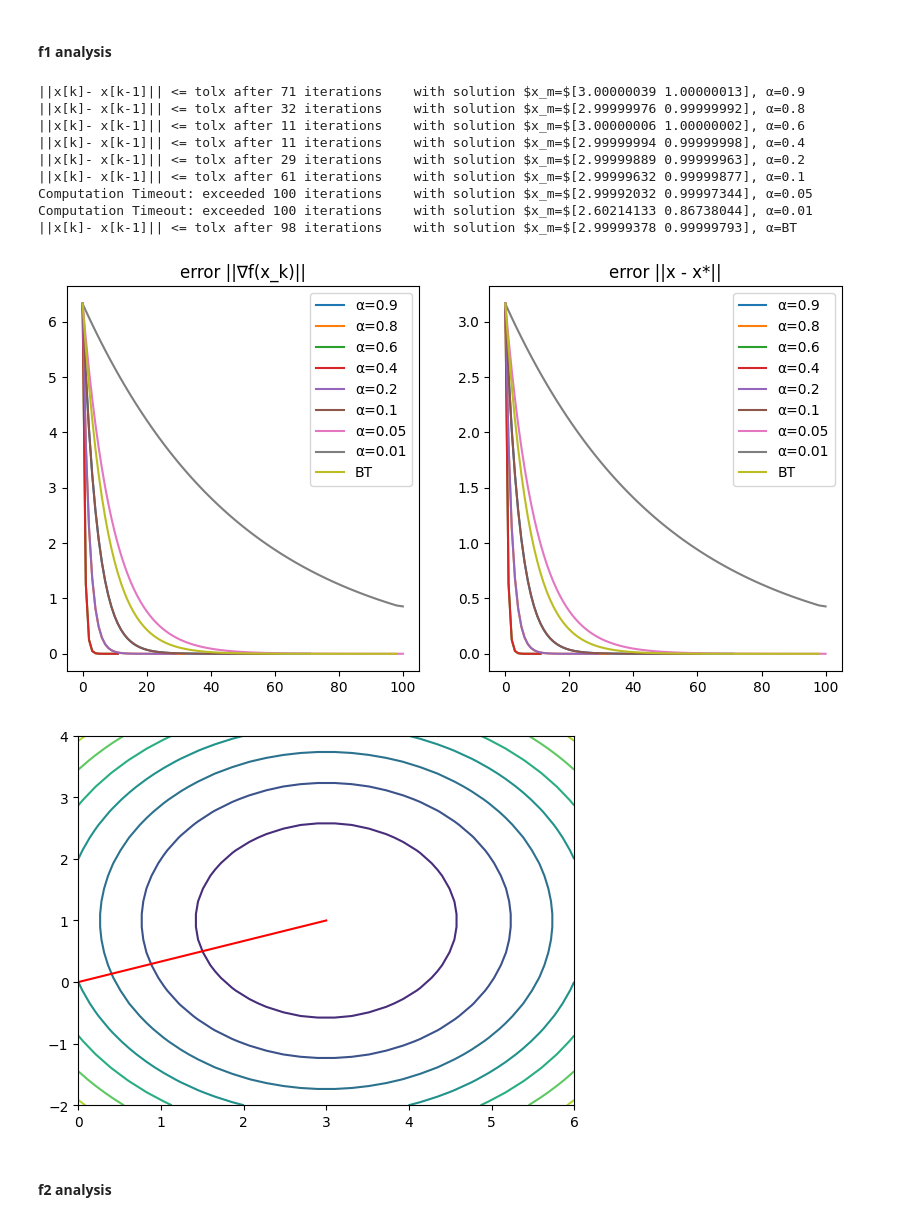
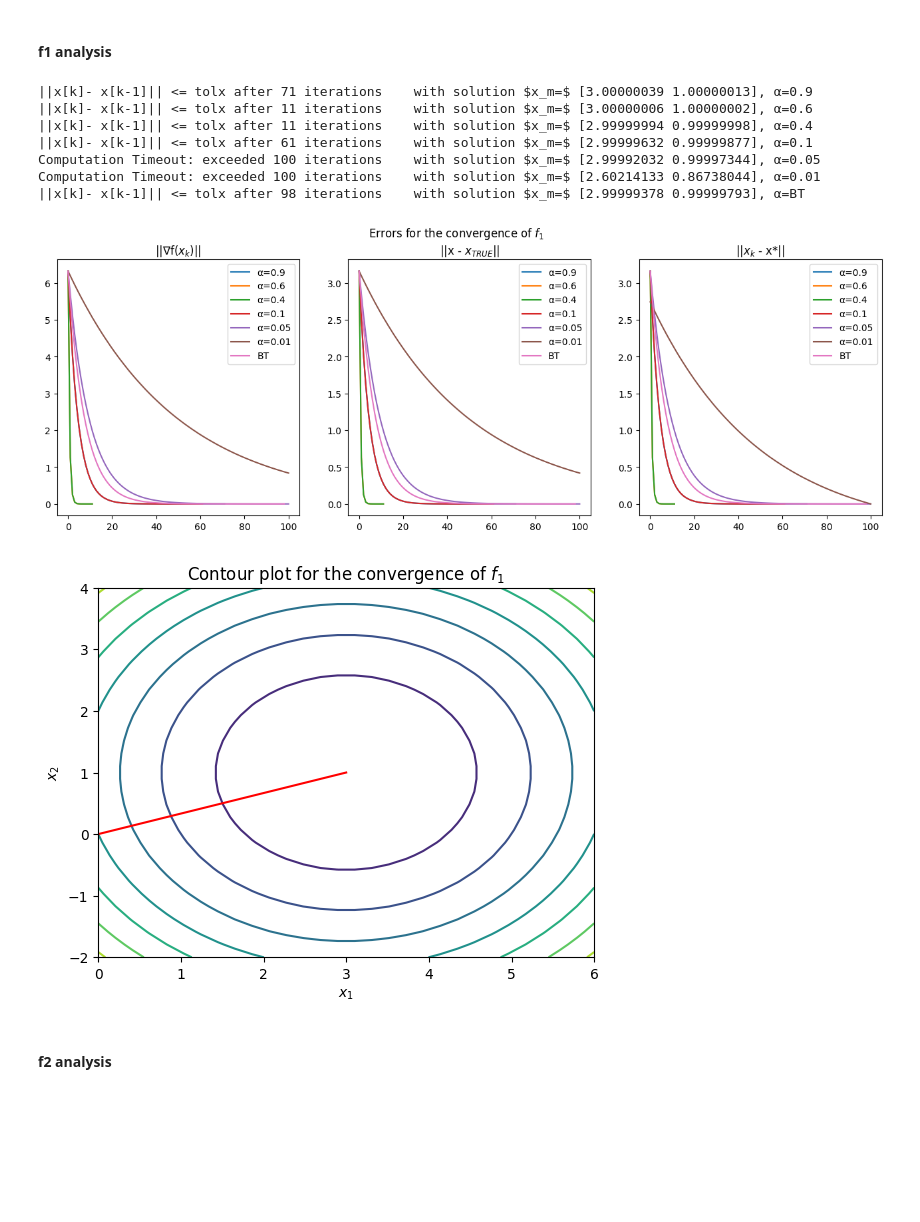
Before and after one commit to MatteoFusconi/Artificial-Intelligence-master, a Jupyter notebook: methods/homework3.ipynb, the cells around one changed output. Cells and saved outputs as stored; diff of their text form; code cells hidden in the pictures; blank space fills up the shorter version.

```diff
--- a/methods/homework3.ipynb
+++ b/methods/homework3.ipynb
@@ -135,45 +162,47 @@ def analysis(x, k, x_sol):
 # %% [markdown]
 #### f1 analysis
 # %%
-# f1 analysis
-alpha = (.9, .8, .6, .4, .2, .1, .05, .01)
+alpha = (.9, .6, .4, .1, .05, .01)
 x_sol = np.array([3,1])
-plt.figure(figsize=(10, 5))
+plt.figure(figsize=(16, 5))
+plt.suptitle("Errors for the convergence of $f_1$")
+for a in alpha:
+    x, k, f_val, grads, err, err_true, err_star = GD(f1, grad_f1, alpha= a, x0 = np.zeros((2,)), kmax = 100, tolf = 1e-6, tolx= 1e-6, x_true= x_sol)
+    plt.subplot(1,3,1)
+    plt.plot(np.linspace(0, k, k+1, dtype= int), err)
 
-for a in alpha:
-    x, k, f_val, grads, err = GD(f1, grad_f1, alpha= a, x0 = np.zeros((2,)), kmax = 100, tolf = 1e-6, tolx= 1e-6)
-    plt.subplot(1,2,1)
-    plt.title("error ||\N{NABLA}f(x_k)||")
-    plt.plot(np.linspace(0, k, k, dtype= int), err[:k])
+    plt.subplot(1,3,2)
+    plt.plot(np.linspace(0, k, k+1, dtype= int), err_true)
 
-    plt.subplot(1,2,2)
-    plt.title("error ||x - x*||")
-    err2 = np.linalg.norm(x[:k] - x_sol.reshape((1, x_sol.shape[0])), axis=1)
-    plt.plot(np.linspace(0, k, k, dtype= int), err2)
+    plt.subplot(1,3,3)
+    plt.plot(np.linspace(0, k, k+1, dtype= int), err_star)
 
-x, k, f_val, grads, err = GD_b(f1, grad_f1, x0 = np.zeros((2,)), kmax = 100, tolf = 1e-6, tolx= 1e-6)
-plt.subplot(1,2,1)
-plt.title("error ||\N{NABLA}f(x_k)||")
-plt.plot(np.linspace(0, k, k, dtype= int), err[:k])
+x, k, f_val, grads, err, err_true, err_star = GD_b(f1, grad_f1, x0 = np.zeros((2,)), kmax = 100, tolf = 1e-6, tolx= 1e-6, x_true= x_sol)
+plt.subplot(1,3,1)
+plt.title("||\N{NABLA}f($x_k$)||")
+plt.plot(np.linspace(0, k, k+1, dtype= int), err)
 plt.legend([f"\u03B1={a}" for a in alpha] + ["BT"])
 
-plt.subplot(1,2,2)
-plt.title("error ||x - x*||")
-err2 = np.linalg.norm(x[:k] - x_sol.reshape((1, x_sol.shape[0])), axis=1)
-plt.plot(np.linspace(0, k, k, dtype= int), err2)
+plt.subplot(1,3,2)
+plt.title("||x - $x_{TRUE}$||")
+plt.plot(np.linspace(0, k, k+1, dtype= int), err_true)
 plt.legend([f"\u03B1={a}" for a in alpha] + ["BT"])
+
+plt.subplot(1,3,3)
+plt.title("||$x_k$ - x*||")
+plt.plot(np.linspace(0, k, k+1, dtype= int), err_star)
+plt.legend([f"\u03B1={a}" for a in alpha] + ["BT"])
+
 plt.show()
 # %% [output]
-||x[k]- x[k-1]|| <= tolx after 71 iterations    with solution $x_m=$[3.00000039 1.00000013], α=0.9
-||x[k]- x[k-1]|| <= tolx after 32 iterations    with solution $x_m=$[2.99999976 0.99999992], α=0.8
-||x[k]- x[k-1]|| <= tolx after 11 iterations    with solution $x_m=$[3.00000006 1.00000002], α=0.6
-||x[k]- x[k-1]|| <= tolx after 11 iterations    with solution $x_m=$[2.99999994 0.99999998], α=0.4
-||x[k]- x[k-1]|| <= tolx after 29 iterations    with solution $x_m=$[2.99999889 0.99999963], α=0.2
-||x[k]- x[k-1]|| <= tolx after 61 iterations    with solution $x_m=$[2.99999632 0.99999877], α=0.1
-Computation Timeout: exceeded 100 iterations    with solution $x_m=$[2.99992032 0.99997344], α=0.05
-Computation Timeout: exceeded 100 iterations    with solution $x_m=$[2.60214133 0.86738044], α=0.01
-||x[k]- x[k-1]|| <= tolx after 98 iterations    with solution $x_m=$[2.99999378 0.99999793], α=BT
+||x[k]- x[k-1]|| <= tolx after 71 iterations    with solution $x_m=$ [3.00000039 1.00000013], α=0.9
+||x[k]- x[k-1]|| <= tolx after 11 iterations    with solution $x_m=$ [3.00000006 1.00000002], α=0.6
+||x[k]- x[k-1]|| <= tolx after 11 iterations    with solution $x_m=$ [2.99999994 0.99999998], α=0.4
+||x[k]- x[k-1]|| <= tolx after 61 iterations    with solution $x_m=$ [2.99999632 0.99999877], α=0.1
+Computation Timeout: exceeded 100 iterations    with solution $x_m=$ [2.99992032 0.99997344], α=0.05
+Computation Timeout: exceeded 100 iterations    with solution $x_m=$ [2.60214133 0.86738044], α=0.01
+||x[k]- x[k-1]|| <= tolx after 98 iterations    with solution $x_m=$ [2.99999378 0.99999793], α=BT
-[figure, old version]
+[figure, new version]
 # %%
 xv = np.linspace(0,6, 30)
 yv = np.linspace(-2,4, 30)
@@ -181,12 +210,15 @@ yv = np.linspace(-2,4, 30)
 xx, yy = np.meshgrid(xv, yv)
 f1_ = lambda x, y:f1(np.array([x,y]))
 zz = f1_(xx, yy)
-
+plt.figure()
+plt.title("Contour plot for the convergence of $f_1$")
 plt.contour(xx, yy, zz)
-plt.plot(x[:k, 0], x[:k, 1], color= "red")
+plt.plot(x[:, 0], x[:, 1], color= "red")
+plt.xlabel("$x_1$")
+plt.ylabel("$x_2$")
 plt.show()
 # %% [output]
-[figure, old version]
+[figure, new version]
 # %% [markdown]
 #### f2 analysis
 # %%
```
Also changed, not shown: parts of 11 cells of this notebook.
